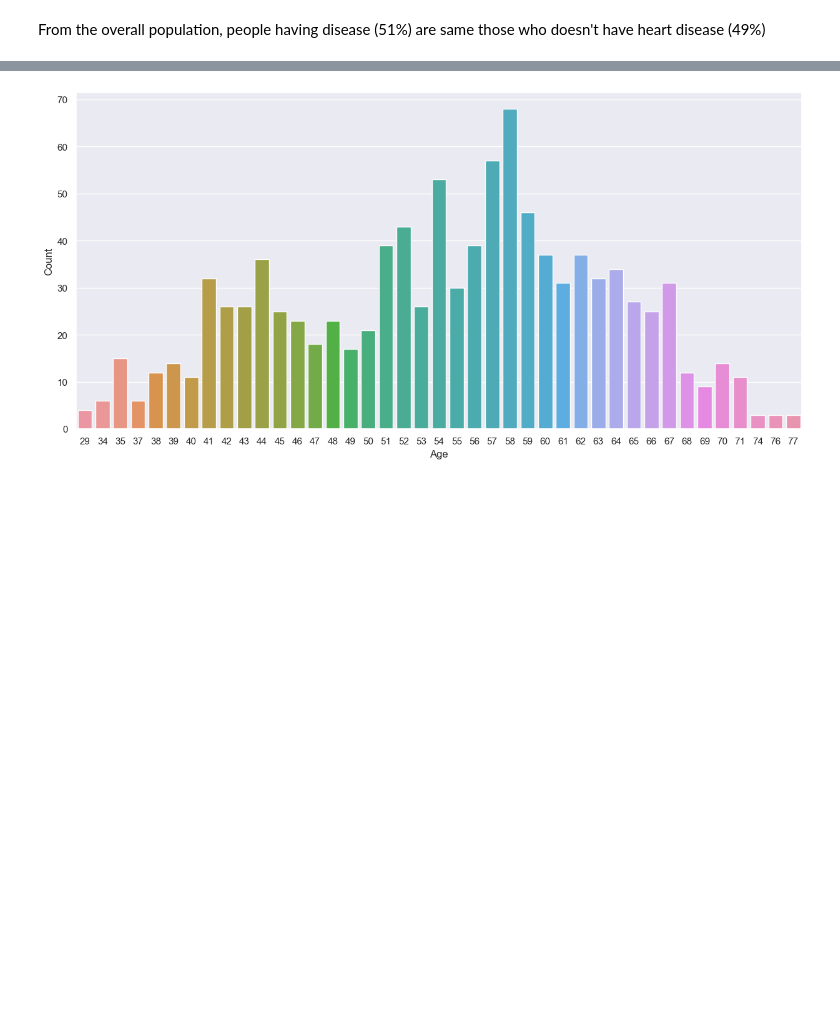
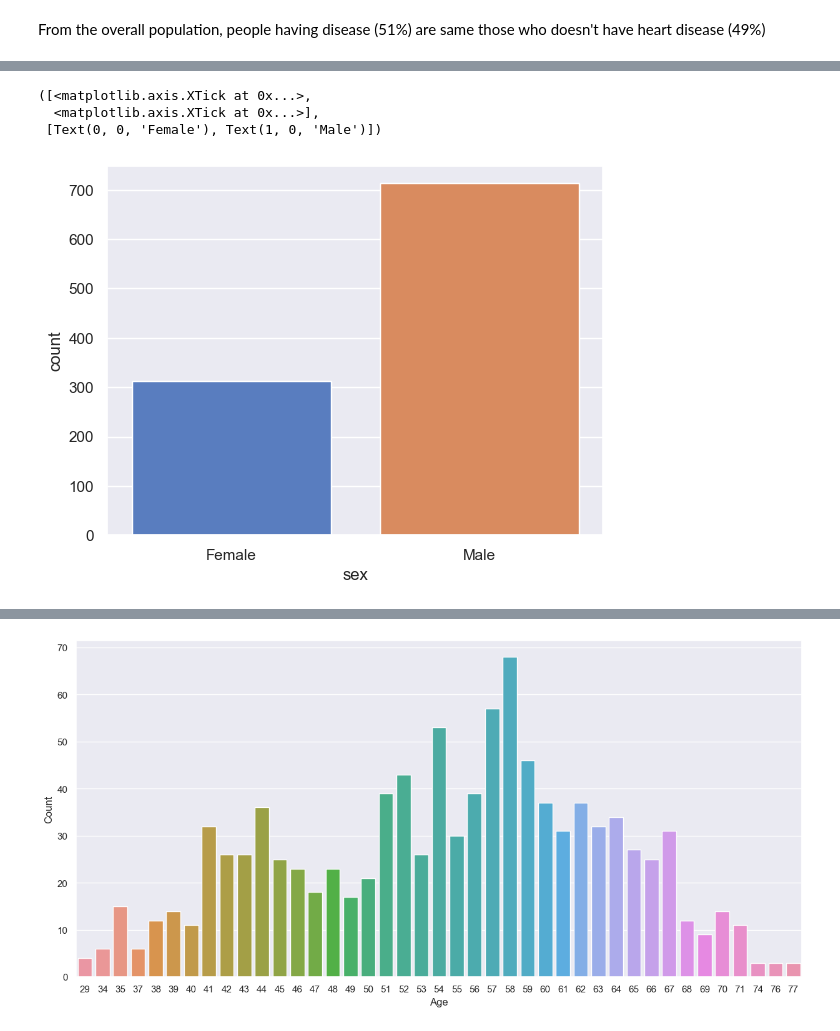
Before and after one commit to Suerima/Analysis-Heart-Disease, a Jupyter notebook: main.ipynb, the cells around one changed output, grey strips where cells are left out. Drawn from its saved outputs; the diff is of its cells as text; code cells hidden in the pictures; blank space fills up the shorter version.

```diff
--- a/main.ipynb
+++ b/main.ipynb
@@ -202,0 +215,8 @@ From the overall population, people having disease (51%) are same those who does
+# %%
+sns.countplot(x='sex', data=data)
+plt.xticks([0,1], ['Female', 'Male'])
+# %% [output]
+([<matplotlib.axis.XTick at 0x...>,
+  <matplotlib.axis.XTick at 0x...>],
+ [Text(0, 0, 'Female'), Text(1, 0, 'Male')])
+[figure, added]
```
Also changed, not shown: parts of 122 cells of this notebook, 6 other files.
